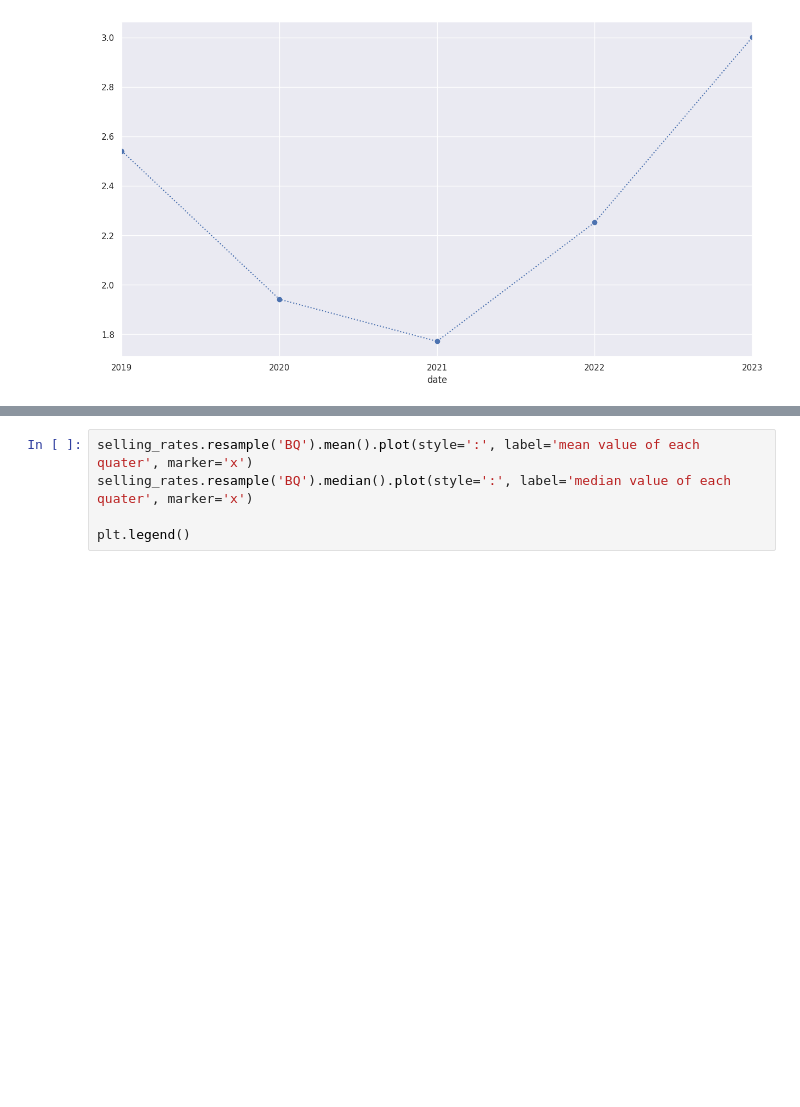
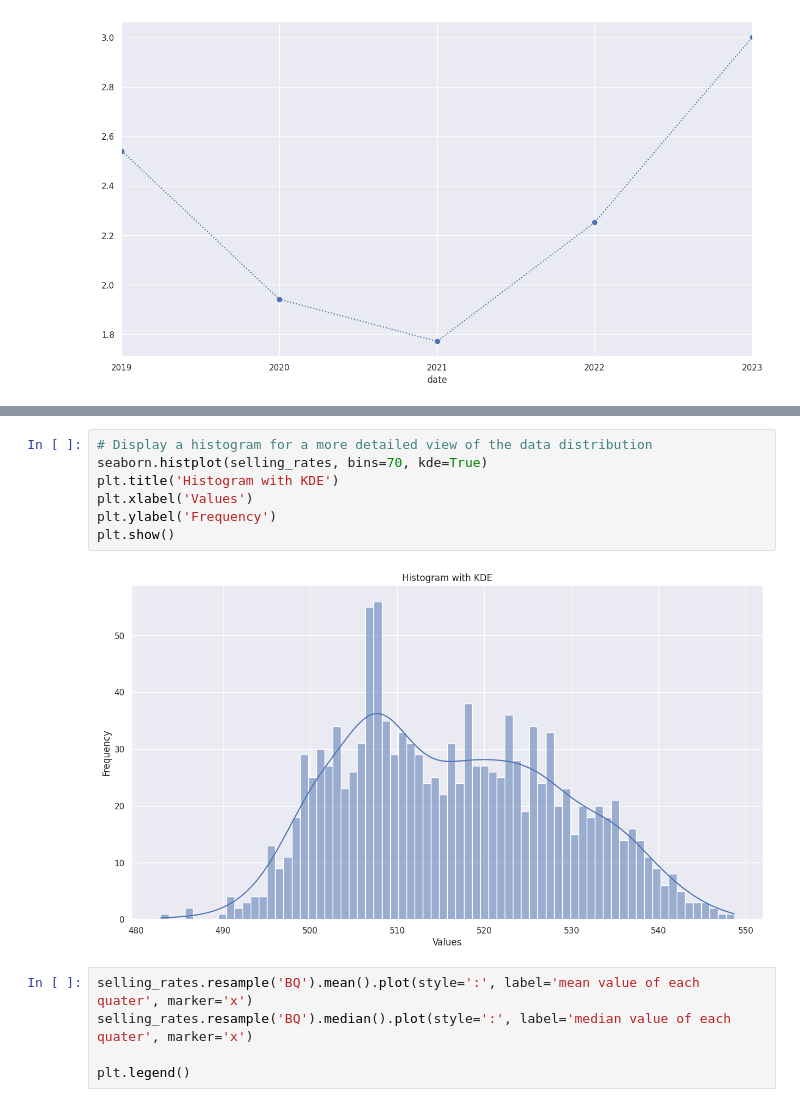
Before and after one commit to 5JKY/Project, a Jupyter notebook: data_visualization.ipynb, the cells around one changed output, grey strips where cells are left out. Saved outputs shown, nothing was run; the diff lists cells and outputs as text; blank space fills up the shorter version.

Commit message:
add histogram and KDE

```diff
--- a/data_visualization.ipynb
+++ b/data_visualization.ipynb
@@ -132,3 +159,12 @@ Freq: BA-DEC, Name: bank_buying_exchange_rate, dtype: float64
+# %%
+# Display a histogram for a more detailed view of the data distribution
+seaborn.histplot(selling_rates, bins=70, kde=True)
+plt.title('Histogram with KDE')
+plt.xlabel('Values')
+plt.ylabel('Frequency')
+plt.show()
+# %% [output]
+[figure, added]
 # %%
 selling_rates.resample('BQ').mean().plot(style=':', label='mean value of each quater', marker='x')
 selling_rates.resample('BQ').median().plot(style=':', label='median value of each quater', marker='x')
```
Also changed, not shown: parts of 3 cells of this notebook.
